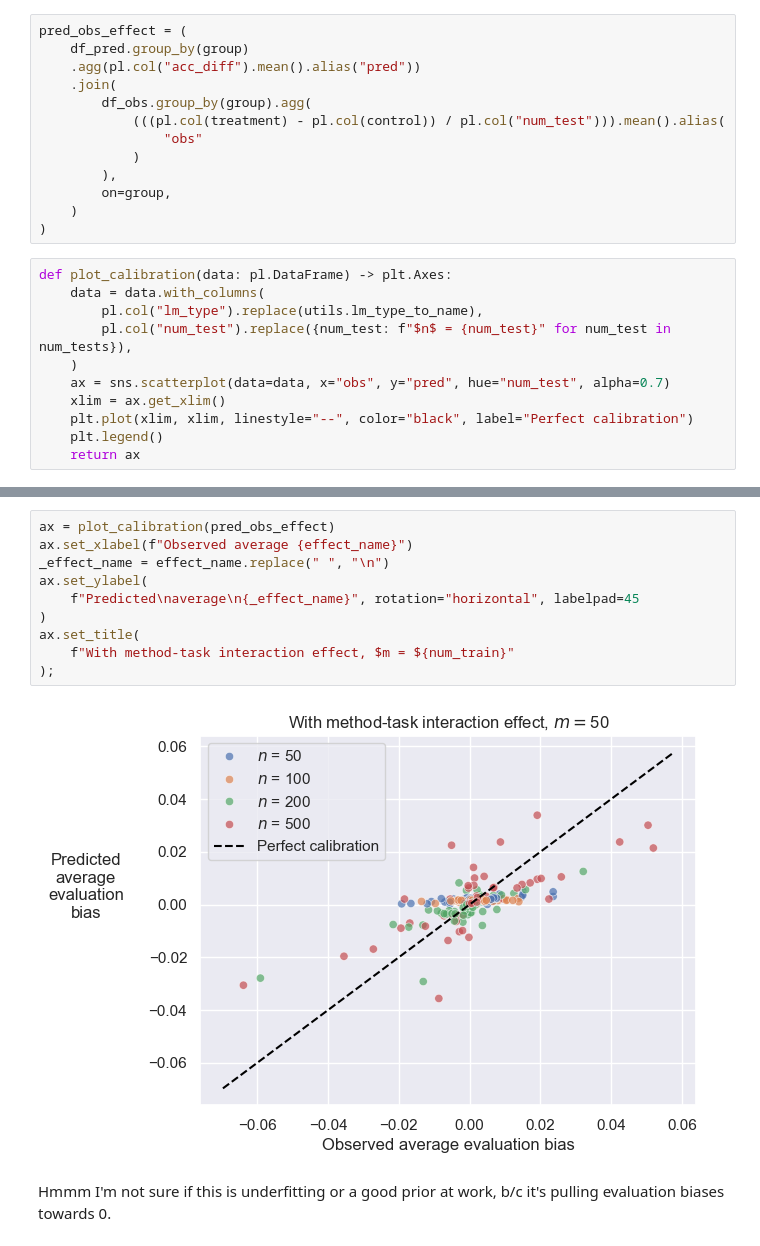
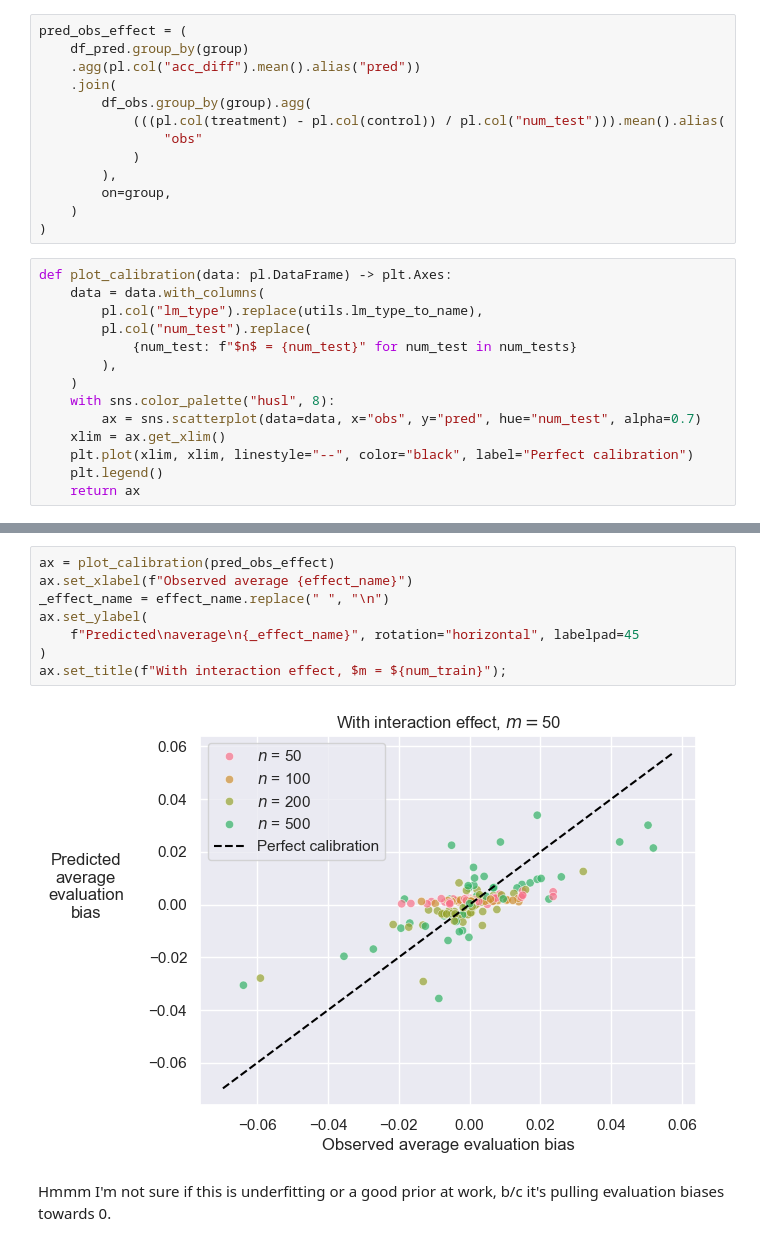
Before and after one commit to kddubey/pretrain-on-test, a Jupyter notebook: analysis/results/posterior_pred_conditional.ipynb, the cells around one changed output, grey strips where cells are left out. Saved outputs shown, nothing was run; the diff lists cells and outputs as text.

Commit message:
colors

```diff
--- a/analysis/results/posterior_pred_conditional.ipynb
+++ b/analysis/results/posterior_pred_conditional.ipynb
@@ -160,9 +160,12 @@ pred_obs_effect = (
 def plot_calibration(data: pl.DataFrame) -> plt.Axes:
     data = data.with_columns(
         pl.col("lm_type").replace(utils.lm_type_to_name),
-        pl.col("num_test").replace({num_test: f"$n$ = {num_test}" for num_test in num_tests}),
+        pl.col("num_test").replace(
+            {num_test: f"$n$ = {num_test}" for num_test in num_tests}
+        ),
     )
-    ax = sns.scatterplot(data=data, x="obs", y="pred", hue="num_test", alpha=0.7)
+    with sns.color_palette("husl", 8):
+        ax = sns.scatterplot(data=data, x="obs", y="pred", hue="num_test", alpha=0.7)
     xlim = ax.get_xlim()
     plt.plot(xlim, xlim, linestyle="--", color="black", label="Perfect calibration")
     plt.legend()
@@ -181,15 +182,13 @@ ax.set_title(
 # %%
 ax = plot_calibration(pred_obs_effect)
 ax.set_xlabel(f"Observed average {effect_name}")
 _effect_name = effect_name.replace(" ", "\n")
 ax.set_ylabel(
     f"Predicted\naverage\n{_effect_name}", rotation="horizontal", labelpad=45
 )
-ax.set_title(
-    f"With method-task interaction effect, $m = ${num_train}"
-);
+ax.set_title(f"With interaction effect, $m = ${num_train}");
 # %% [output]
-[figure, old version]
+[figure, new version]
 # %% [markdown]
 Hmmm I'm not sure if this is underfitting or a good prior at work, b/c it's pulling
 evaluation biases towards 0.
```
Also changed, not shown: parts of 1 cell of this notebook.
